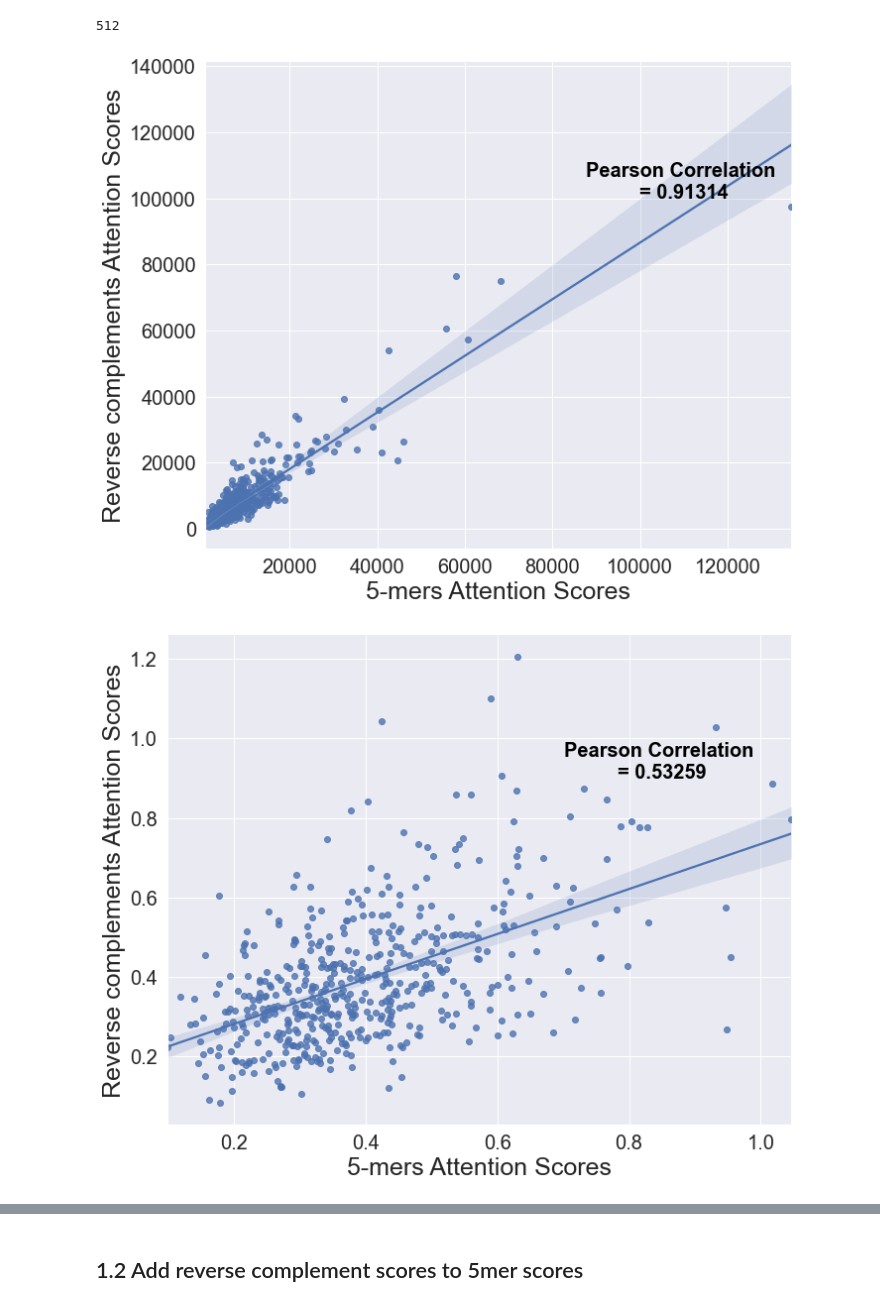
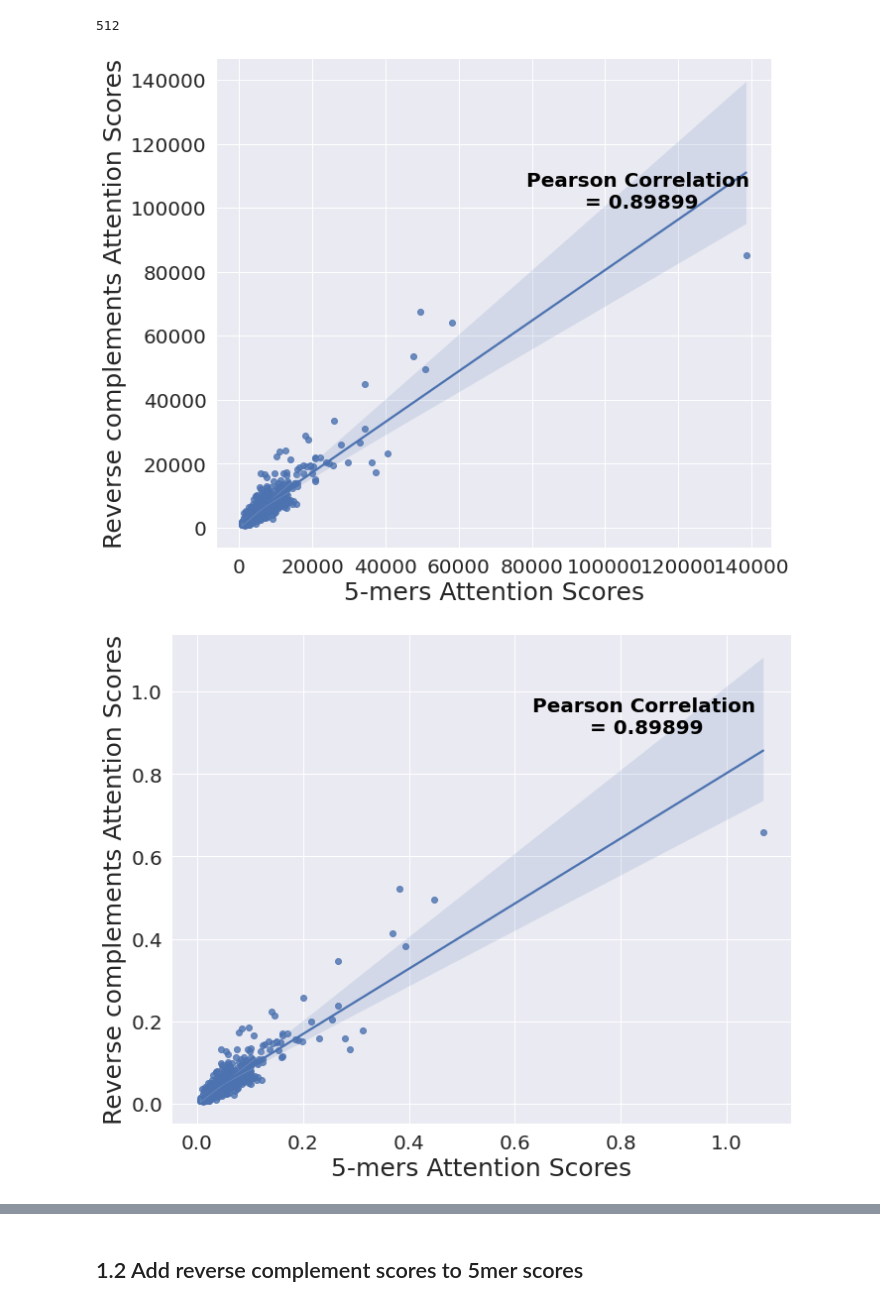
Before and after one commit to beckii0930/nucleosome_occupancy, a Jupyter notebook: tbinet_stuff/analyze_attention2.ipynb, the cells around one changed output, grey strips where cells are left out. Saved outputs shown, nothing was run; the diff lists cells and outputs as text; code cells hidden in the pictures.

```diff
--- a/tbinet_stuff/analyze_attention2.ipynb
+++ b/tbinet_stuff/analyze_attention2.ipynb
@@ -400,7 +469,14 @@ def normKmerCount(ordered_map, kmerCounts):
+# %%
+def normSeqCount(ordered_map, seqCount):
+    ordered_map_norm = {}
+    for k, _ in ordered_map.items():
+        v = ordered_map[k] / seqCount
+        ordered_map_norm[k] = v
+    return ordered_map_norm
 # %%
-ordered_map_norm = normKmerCount(ordered_map, kmerCounts)
-ordered_map_norm0 = normKmerCount(ordered_map0, kmerCounts0)
-ordered_map_norm1 = normKmerCount(ordered_map1, kmerCounts1)
+ordered_map_norm = normSeqCount(ordered_map, seqCount)
+ordered_map_norm0 = normSeqCount(ordered_map0, seqCount0)
+ordered_map_norm1 = normSeqCount(ordered_map1, seqCount1)
 
 print(len(ordered_map_norm))
 # print(len(ordered_map))
@@ -568,8 +573,8 @@ AllDNAshape = ['Shear', 'Stretch', 'Stagger', 'Buckle', 'Propel', 'Opening',
 
 All_params_names = ["intra_trans","intra_rot","inter_trans","inter_rot","GrooveWidth","intra_trans_SD","inter_trans_SD","intra_rot_SD","inter_rot_SD","GrooveWidth_SD"]
 
-fileName = "/Users/yibeijia/Downloads/ProjectStuff/mc_pentamer_06042020.txt"
-# fileName = "/home/yibei/Projects/ProjectStuff/mc_pentamer_06042020.txt"
+# fileName = "/Users/yibeijia/Downloads/ProjectStuff/mc_pentamer_06042020.txt"
+fileName = "/home/yibei/Projects/nucleosome_occupancy/mc_pentamer_06042020.txt"
 tb = read_SD_table(fileName);
 
 # all_norm_shape_vals, all_shape_vals2 = shape_param_analysis(tb)
@@ -594,6 +599,7 @@ def reverseCompPlot(map_to_plot, plot_name, annotation_x, annotation_y):
 
     # Plot corr between 5mers and its reverse complements
     corr = pd.DataFrame.from_dict(five_mers,orient='index', columns=['five_mer', 'reverse_comp'])
+    corr.drop("")
     sns.set_theme(style="darkgrid")
 
     g = sns.lmplot(x="five_mer", y="reverse_comp",data=corr);
@@ -616,13 +622,13 @@ def reverseCompPlot(map_to_plot, plot_name, annotation_x, annotation_y):
     plt.savefig( plot_name, dpi=200)
 # %%
 fig_path='/home/yibei/Projects/nucleosome_occupancy/figs/'
-fig_path='/Users/yibeijia/Downloads/nucleosome_occupancy/figs/'
+# fig_path='/Users/yibeijia/Downloads/nucleosome_occupancy/figs/'
 
 reverseCompPlot(ordered_map, fig_path + 'ordered_map_all.png', 110000, 100000)
 reverseCompPlot(ordered_map_norm, fig_path + 'ordered_map_all_norm.png', .85, .90)
 # %% [output]
-[figure, old version]
+[figure, new version]
-[figure, old version]
+[figure, new version]
 # %%
 reverseCompPlot(ordered_map0, fig_path + 'ordered_map_0.png', 100000, 100000)
 reverseCompPlot(ordered_map_norm0, fig_path + 'ordered_map_0_norm.png', 0.85, 0.8)
```
Also changed, not shown: parts of 22 cells of this notebook, 33 other files.
